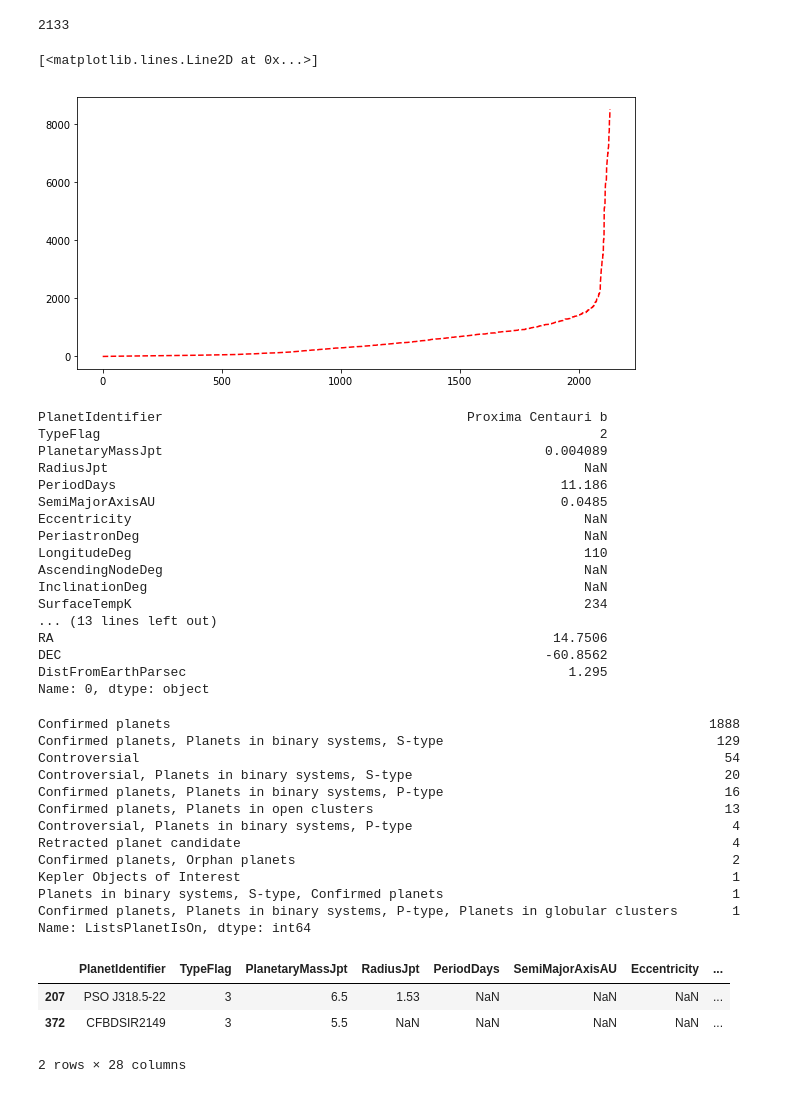
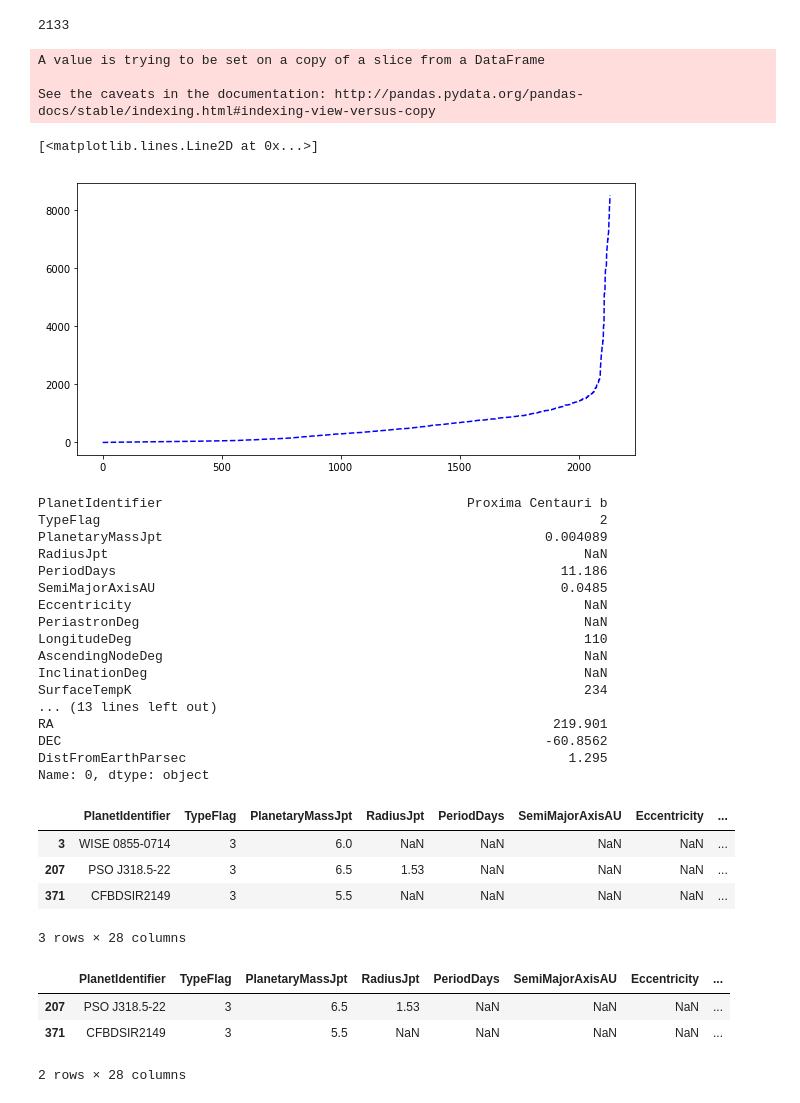
Before and after one commit to rishabh3112/exo-planets, a Jupyter notebook: analysis.ipynb, the cells around one changed output. Drawn from its saved outputs; the diff is of its cells as text; code cells hidden in the pictures.

```diff
--- a/analysis.ipynb
+++ b/analysis.ipynb
@@ -31,12 +34,12 @@ data.head()
 data['RA'] = [str(i) for i in data['RightAscension']]
 data['RA'] = [i.split(" ") for i in data['RA']]
 data = data[[len(i) == 3 for i in data['RA']]]
-data['RA'] = [float(j[0]) + float(j[1])/60 + float(j[2])/360 for j in data['RA']]
+data['RA'] = [float(j[0])*15 + float(j[1])/4 + float(j[2])/240 for j in data['RA']]
 
 # Convert DEC to decimals degrees
 data['DEC'] = [str(i) for i in data['Declination']]
 data['DEC'] = [i.split(" ") for i in data['DEC']]
-data['DEC'] = [float(j[0]) + float(j[1])/60 + float(j[2])/360 if float(j[0]) > 0 else float(float(j[0]) - float(j[1])/60 - float(j[2])/360) for j in data['DEC']]
+data['DEC'] = [float(j[0])*15 + float(j[1])/4 + float(j[2])/240 if float(j[0]) > 0 else float(float(j[0]) - float(j[1])/60 - float(j[2])/360) for j in data['DEC']]
 # %% [markdown]
 Now as measurements of * **RA** (Right Ascension)* and * **DEC** (Declination)* are measured **geocentrically** i.e. they are measured with respect to earth. So finding distance between earth and exo planet we need to convert spherical co-ordinates to cartisian coordiates then use distance formula to find distance. After solving quadratic equation we get distance (**r**) as:
 
@@ -82,14 +85,18 @@ len(data)
 # Sort by Distance from the earth
 data.sort_values(by="DistFromEarthParsec", inplace=True)
 data = data.reset_index(drop=True)
+# %% [output]
+A value is trying to be set on a copy of a slice from a DataFrame
+
+See the caveats in the documentation: http://pandas.pydata.org/pandas-docs/stable/indexing.html#indexing-view-versus-copy
 # %%
 # Plot Distance from earth
 plt.figure(figsize=(10,5))
 #plt.xticks(np.arange(2133), data["PlanetIdentifier"])
-plt.plot(np.array(data["DistFromEarthParsec"]).T,'r--')
+plt.plot(np.array(data["DistFromEarthParsec"]).T,'b--')
 # %% [output]
 [<matplotlib.lines.Line2D at 0x...>]
-[figure, old version]
+[figure, new version]
 # %%
 data.iloc[0]
 # %% [output]
@@ -106,30 +113,22 @@ AscendingNodeDeg                                                      NaN
 InclinationDeg                                                        NaN
 SurfaceTempK                                                          234
 ... (13 lines left out)
-RA                                                                14.7506
+RA                                                                219.901
 DEC                                                              -60.8562
 DistFromEarthParsec                                                 1.295
 Name: 0, dtype: object
-# %%
-data["ListsPlanetIsOn"].value_counts()
-# %% [output]
-Confirmed planets                                                                     1888
-Confirmed planets, Planets in binary systems, S-type                                   129
-Controversial                                                                           54
-Controversial, Planets in binary systems, S-type                                        20
-Confirmed planets, Planets in binary systems, P-type                                    16
-Confirmed planets, Planets in open clusters                                             13
-Controversial, Planets in binary systems, P-type                                         4
-Retracted planet candidate                                                               4
-Confirmed planets, Orphan planets                                                        2
-Kepler Objects of Interest                                                               1
-Planets in binary systems, S-type, Confirmed planets                                     1
-Confirmed planets, Planets in binary systems, P-type, Planets in globular clusters       1
-Name: ListsPlanetIsOn, dtype: int64
+# %%
+data[data["TypeFlag"] == 3]
+# %% [output]
+|  | PlanetIdentifier | TypeFlag | PlanetaryMassJpt | RadiusJpt | PeriodDays | SemiMajorAxisAU | Eccentricity | ... |
+| 3 | WISE 0855-0714 | 3 | 6.0 | NaN | NaN | NaN | NaN | ... |
+| 207 | PSO J318.5-22 | 3 | 6.5 | 1.53 | NaN | NaN | NaN | ... |
+| 371 | CFBDSIR2149 | 3 | 5.5 | NaN | NaN | NaN | NaN | ... |
+3 rows × 28 columns
 # %%
 data[data["ListsPlanetIsOn"] == "Confirmed planets, Orphan planets"]
 # %% [output]
 |  | PlanetIdentifier | TypeFlag | PlanetaryMassJpt | RadiusJpt | PeriodDays | SemiMajorAxisAU | Eccentricity | ... |
 | 207 | PSO J318.5-22 | 3 | 6.5 | 1.53 | NaN | NaN | NaN | ... |
-| 372 | CFBDSIR2149 | 3 | 5.5 | NaN | NaN | NaN | NaN | ... |
+| 371 | CFBDSIR2149 | 3 | 5.5 | NaN | NaN | NaN | NaN | ... |
 2 rows × 28 columns
```
Also changed, not shown: parts of 3 cells of this notebook, 14 other files.
